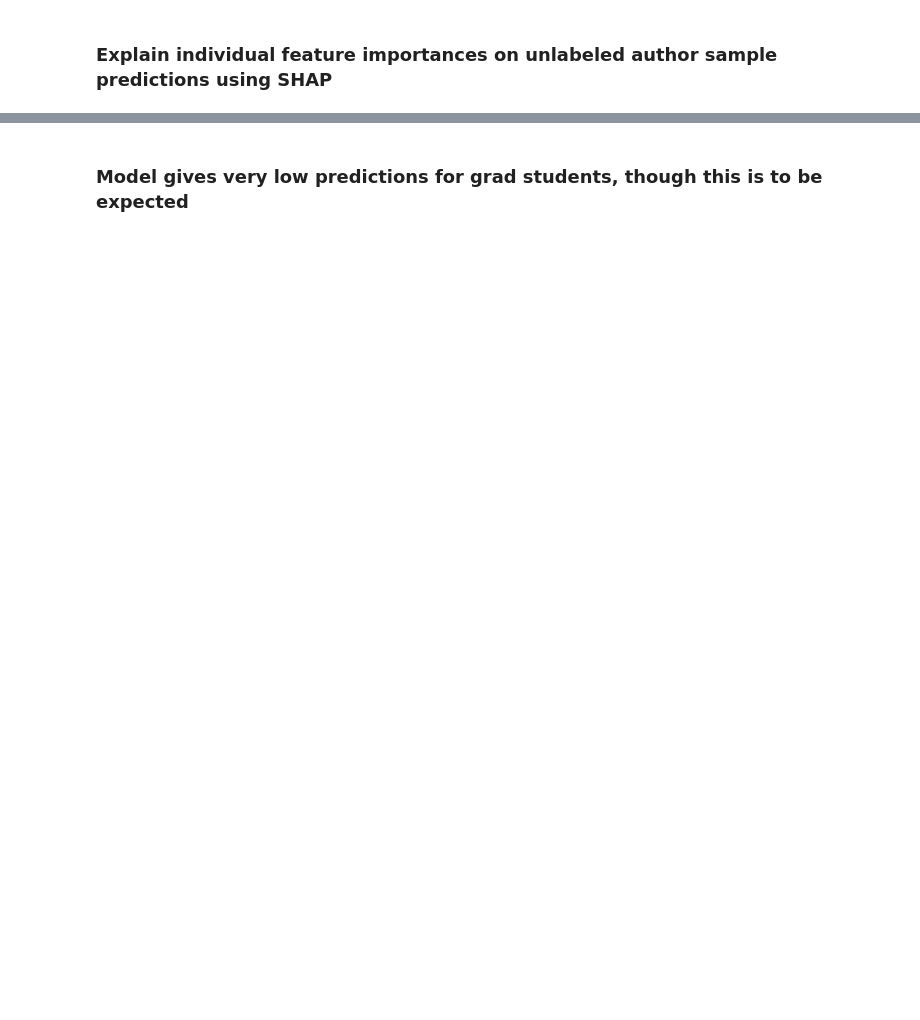
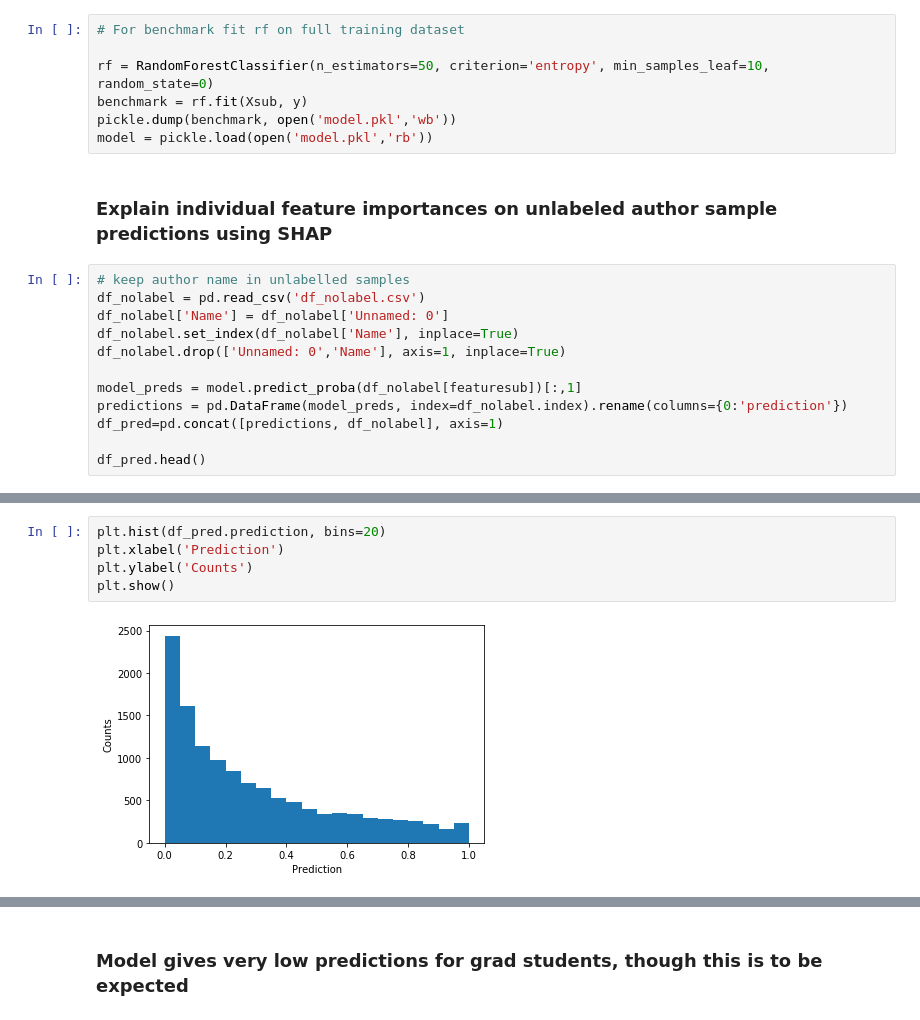
Before and after one commit to vijayoct27/physics-churn, a Jupyter notebook: inspire_model.ipynb, the cells around one changed output, grey strips where cells are left out. Cells and saved outputs as stored; diff of their text form; blank space fills up the shorter version.

```diff
--- a/inspire_model.ipynb
+++ b/inspire_model.ipynb
@@ -229,5 +216,24 @@ benchmark = rf.fit(Xsub, y)
 # %% [output]
 accuracy mean: 0.87
 roc_auc mean: 0.95
+# %%
+# For benchmark fit rf on full training dataset
+
+rf = RandomForestClassifier(n_estimators=50, criterion='entropy', min_samples_leaf=10, random_state=0)
+benchmark = rf.fit(Xsub, y)
+pickle.dump(benchmark, open('model.pkl','wb'))
+model = pickle.load(open('model.pkl','rb'))
 # %% [markdown]
 ### Explain individual feature importances on unlabeled author sample predictions using SHAP
+# %%
+# keep author name in unlabelled samples
+df_nolabel = pd.read_csv('df_nolabel.csv')
+df_nolabel['Name'] = df_nolabel['Unnamed: 0']
+df_nolabel.set_index(df_nolabel['Name'], inplace=True)
+df_nolabel.drop(['Unnamed: 0','Name'], axis=1, inplace=True)
+
+model_preds = model.predict_proba(df_nolabel[featuresub])[:,1]
+predictions = pd.DataFrame(model_preds, index=df_nolabel.index).rename(columns={0:'prediction'})
+df_pred=pd.concat([predictions, df_nolabel], axis=1)
+
+df_pred.head()
@@ -234 +248,8 @@ roc_auc mean: 0.95
+# %%
+plt.hist(df_pred.prediction, bins=20)
+plt.xlabel('Prediction')
+plt.ylabel('Counts')
+plt.show()
+# %% [output]
+[figure, added]
 # %%
```
Also changed, not shown: parts of 12 cells of this notebook, 2 other files.
